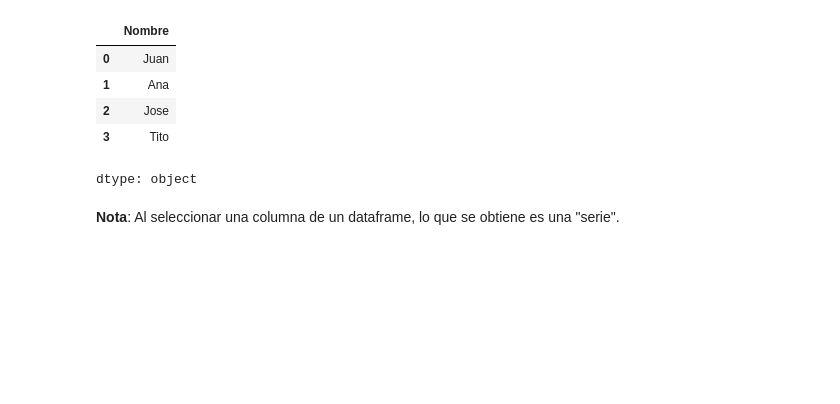
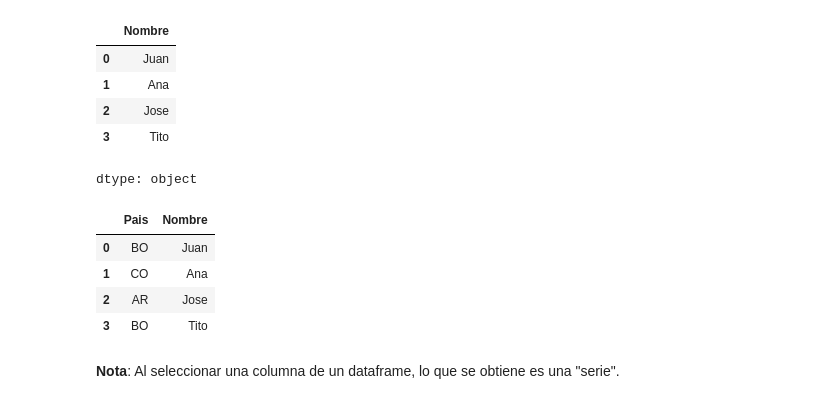
Before and after one commit to carlosramos1/numpy-pandas-matplotlib, a Jupyter notebook: PD01_introduccion_a_pandas.ipynb, the cells around one changed output. Cells and saved outputs as stored; diff of their text form; code cells hidden in the pictures; blank space fills up the shorter version.

```diff
--- a/PD01_introduccion_a_pandas.ipynb
+++ b/PD01_introduccion_a_pandas.ipynb
@@ -171,6 +170,15 @@ estudiantes['Nombre']
 | 2 | Jose |
 | 3 | Tito |
 dtype: object
+# %%
+# Seleccionar varias columnas
+estudiantes[['Pais', 'Nombre']]
+# %% [output]
+|  | Pais | Nombre |
+| 0 | BO | Juan |
+| 1 | CO | Ana |
+| 2 | AR | Jose |
+| 3 | BO | Tito |
 # %% [markdown]
 **Nota**: Al seleccionar una columna de un dataframe, lo que se obtiene es una "serie".
 # %%
```
Also changed, not shown: parts of 7 cells of this notebook.
